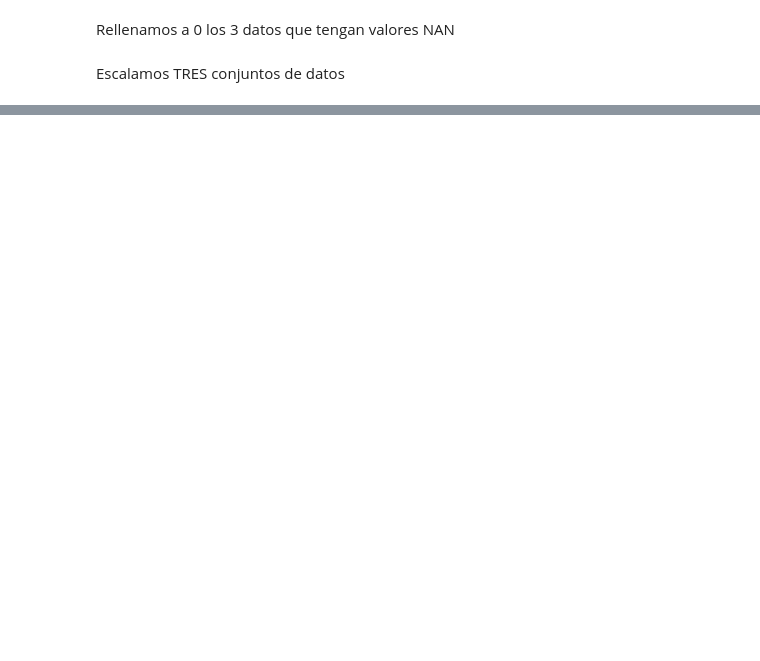
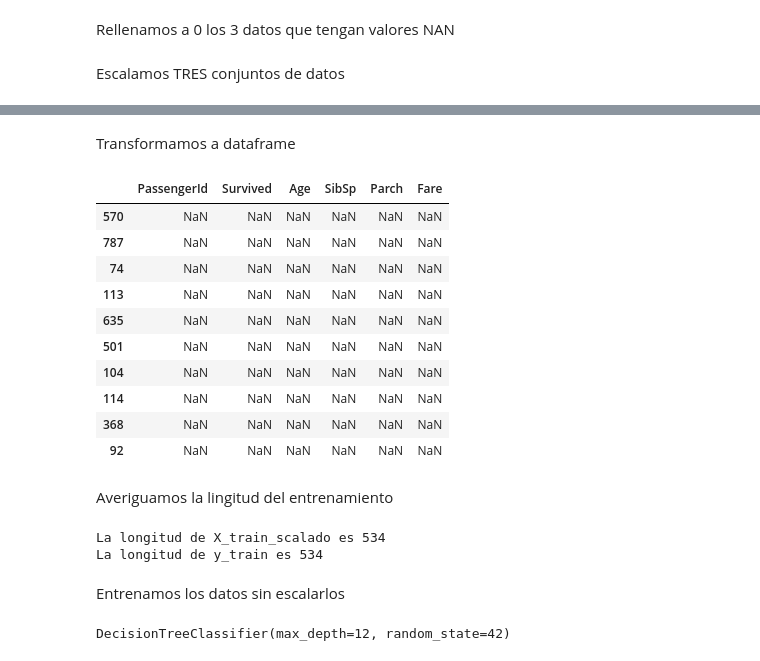
Before and after one commit to Danicoder/Especializacion_IA_BigData, a Jupyter notebook: Arból de decisió_2.ipynb, the cells around one changed output, grey strips where cells are left out. Saved outputs shown, nothing was run; the diff lists cells and outputs as text; code cells hidden in the pictures; blank space fills up the shorter version.

```diff
--- a/Arból de decisió_2.ipynb
+++ b/Arból de decisió_2.ipynb
@@ -82,0 +97,19 @@ ValueError: at least one array or dtype is required
+# %% [markdown]
+Transformamos a dataframe
+# %%
+X_train_scalado = pd.DataFrame(X_train_scalado, columns=X_train.columns, index=X_train.index)
+X_train_scalado.head(10)
+# %% [output]
+|  | PassengerId | Survived | Age | SibSp | Parch | Fare |
+| 570 | NaN | NaN | NaN | NaN | NaN | NaN |
+| 787 | NaN | NaN | NaN | NaN | NaN | NaN |
+| 74 | NaN | NaN | NaN | NaN | NaN | NaN |
+| 113 | NaN | NaN | NaN | NaN | NaN | NaN |
+| 635 | NaN | NaN | NaN | NaN | NaN | NaN |
+| 501 | NaN | NaN | NaN | NaN | NaN | NaN |
+| 104 | NaN | NaN | NaN | NaN | NaN | NaN |
+| 114 | NaN | NaN | NaN | NaN | NaN | NaN |
+| 368 | NaN | NaN | NaN | NaN | NaN | NaN |
+| 92 | NaN | NaN | NaN | NaN | NaN | NaN |
+# %% [markdown]
+Averiguamos la lingitud del entrenamiento
@@ -82,0 +118,6 @@ ValueError: at least one array or dtype is required
+# %%
+print(f"La longitud de X_train_scalado es {len(X_train_scalado)}")
+print(f"La longitud de y_train es {len(y_train)}")
+# %% [output]
+La longitud de X_train_scalado es 534
+La longitud de y_train es 534
@@ -82,0 +126,8 @@ ValueError: at least one array or dtype is required
+# %% [markdown]
+Entrenamos los datos sin escalarlos
+# %%
+MAX_DEPTH = 12
+clf_tree = DecisionTreeClassifier(max_depth=MAX_DEPTH, random_state=42)
+clf_tree.fit(X_train, y_train) #conjunto de datos sin escalar
+# %% [output]
+DecisionTreeClassifier(max_depth=12, random_state=42)
```
Also changed, not shown: parts of 25 cells of this notebook.
